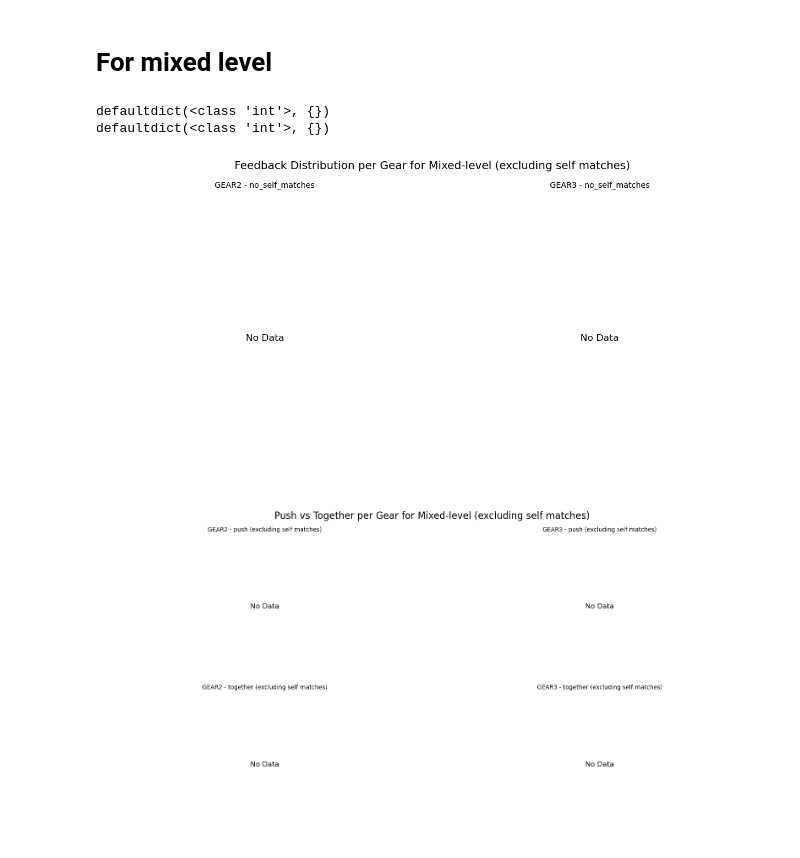
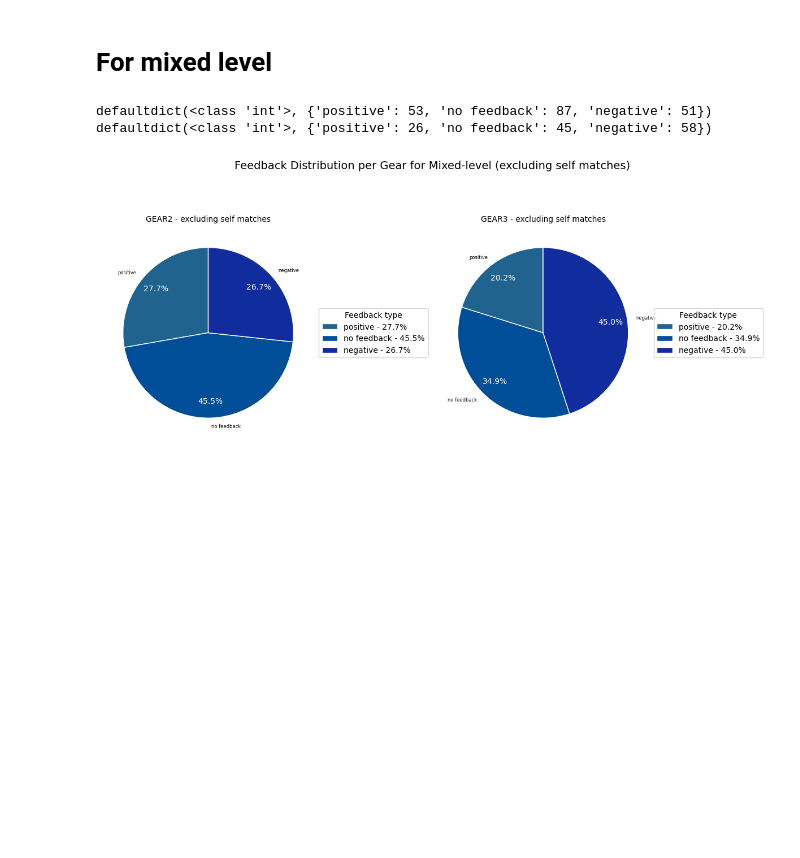
Before and after one commit to brittawi/SkiersProject, a Jupyter notebook: feedback_system/evaluation_of_results/evaluation_stiff_ankle.ipynb, the cells around one changed output. Drawn from its saved outputs; the diff is of its cells as text; code cells hidden in the pictures; blank space fills up the shorter version.

```diff
--- a/feedback_system/evaluation_of_results/evaluation_stiff_ankle.ipynb
+++ b/feedback_system/evaluation_of_results/evaluation_stiff_ankle.ipynb
@@ -197,5 +193,6 @@ print(data_experts)
 # Generate plots for each match type
 for match_type in ["with_self_matches", "no_self_matches"]:
     plot_feedback_pies_grid(data_experts, match_type, "Experts")
-    plot_push_vs_together_grid(data_experts, match_type, "Experts")
+    plot_combined_feedback_pie(data_experts, match_type, "Experts")
+    #plot_push_vs_together_grid(data_experts, match_type, "Experts")
 # %% [output]
@@ -211,17 +210,15 @@ defaultdict(<class 'int'>, {})
 # %% [markdown]
 # For mixed level
 # %%
-# load data
 with open("../../data/feedback_evaluation/evaluation_stiff_ankle_mixed_level.json") as f:
     data_mixed_level = json.load(f)
 
 # Generate plots for each match type
 for match_type in ["no_self_matches"]:
     plot_feedback_pies_grid(data_mixed_level, match_type, "Mixed-level")
-    plot_push_vs_together_grid(data_mixed_level, match_type, "Mixed-level")
+    plot_combined_feedback_pie(data_mixed_level, match_type, "Mixed-level")
 # %% [output]
-defaultdict(<class 'int'>, {})
-defaultdict(<class 'int'>, {})
+defaultdict(<class 'int'>, {'positive': 53, 'no feedback': 87, 'negative': 51})
+defaultdict(<class 'int'>, {'positive': 26, 'no feedback': 45, 'negative': 58})
-[figure, old version]
+[figure, new version]
-[figure, removed]
 # %%
```
Also changed, not shown: parts of 8 cells of this notebook.
